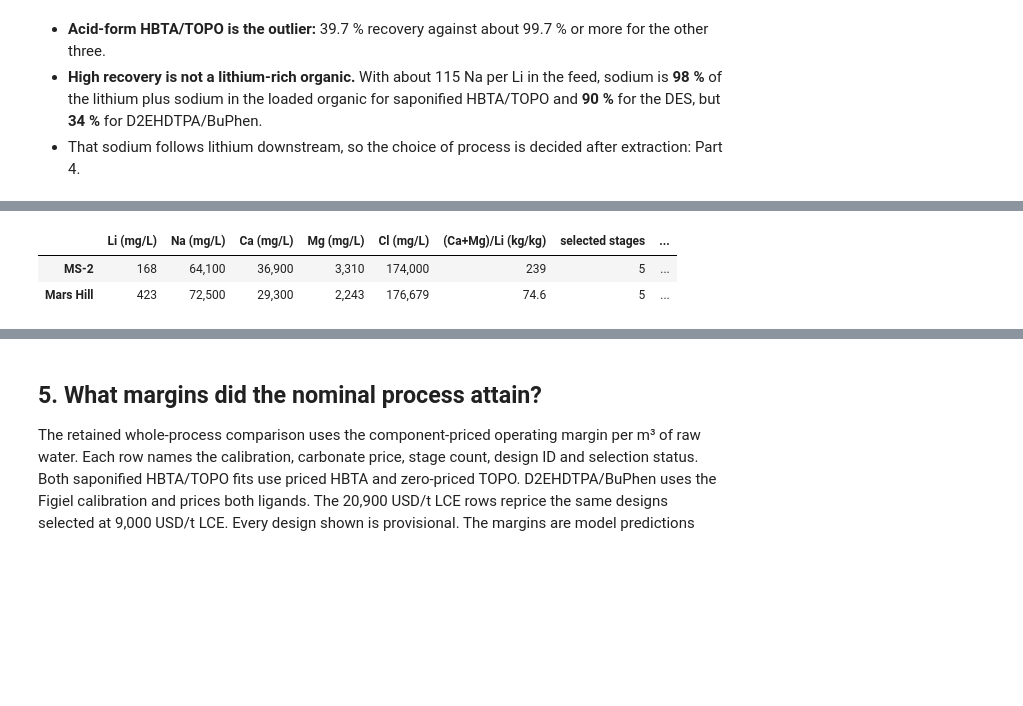
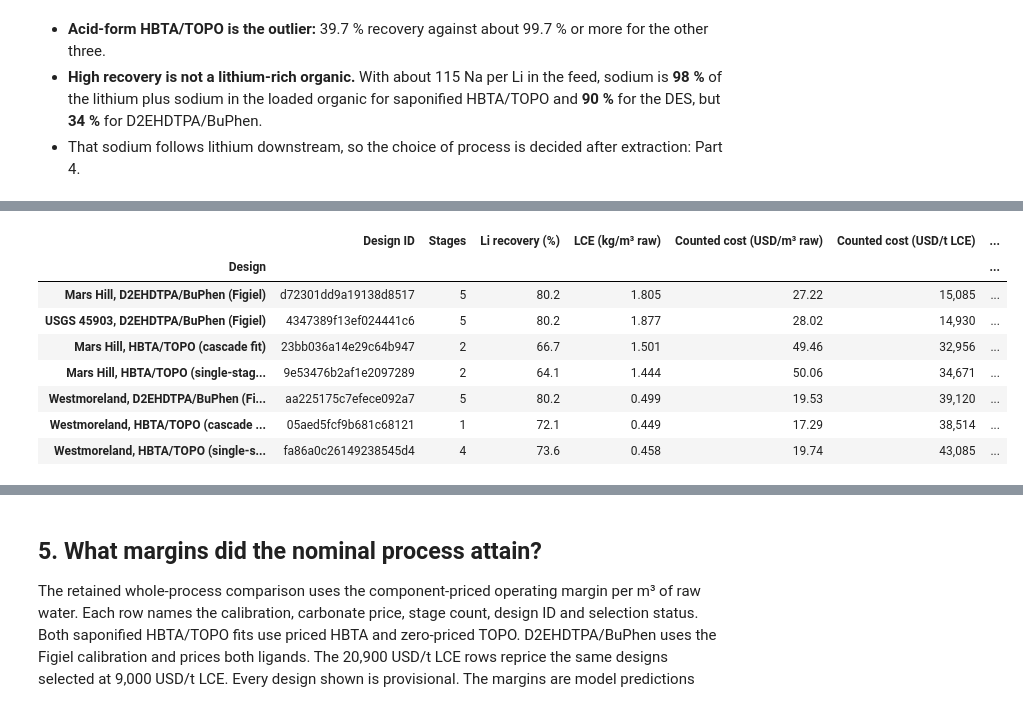
Before and after one commit to tannerpolley/prommis, a Jupyter notebook: docs/tutorials/lithium_produced_water_solvent_extraction.ipynb, the cells around one changed output, grey strips where cells are left out. Drawn from its saved outputs; the diff is of its cells as text; code cells hidden in the pictures; blank space fills up the shorter version.

Commit message:
Sync lithium solvent extraction tutorial
Update from tannerpolley/Lithium_Extraction#453.

Co-Authored-By: Claude Opus 5.5 <noreply@anthropic.com>

```diff
--- a/docs/tutorials/lithium_produced_water_solvent_extraction.ipynb
+++ b/docs/tutorials/lithium_produced_water_solvent_extraction.ipynb
@@ -352,3 +343,70 @@ equilibrium doses (down to 5 mg/L magnesium and 5 mg/L calcium).
 # %%
-pw.waters()
+import json
+from math import isclose
+
+import pandas as pd
+from IPython.display import Markdown, display
+
+from prommis.lithium_extraction.process.priced_designs import (
+    FITS,
+    PRIMARY,
+    REPRICE,
+    SECONDARY,
+    WATERS,
+    load_matrix,
+    selected_designs,
+)
+
+designs, selections = load_matrix(pw.SCREEN)
+retained = {
+    (cell["water"], cell["fit"], cell["price"]): cell["design"]
+    for cell in selected_designs(designs, selections)
+    if cell["design"]
+}
+examples = [
+    ("MarsHill", "fitted"),
+    ("45903", "fitted"),
+    ("MarsHill", "high"),
+    ("MarsHill", "low"),
+    ("Westmoreland", "fitted"),
+    ("Westmoreland", "high"),
+    ("Westmoreland", "low"),
+]
+primary = {case: retained[*case, PRIMARY] for case in examples}
+records = {
+    case: json.loads((pw.SCREEN / row["record"]).read_text())
+    for case, row in primary.items()
+}
+
+
+def design_name(case):
+    water, fit = case
+    name = f"USGS {water}" if water.isdecimal() else WATERS.get(water, water)
+    return f"{name}, {FITS[fit]}"
+
+
+hbta_prices = records["MarsHill", "high"]["rule"]["objective"]["ligand_prices_usd_kg"]
+primary_price = float(primary["MarsHill", "fitted"]["price_usd_t_lce"])
+display(
+    Markdown(
+        f"**Primary carbonate price:** {primary_price:,.0f} USD/t LCE (lithium carbonate equivalent). "
+        f'HBTA makeup costs {hbta_prices["HBTA"]:.2f} USD/kg and TOPO is counted at '
+        f'{hbta_prices["TOPO"]:g} USD/kg, so the HBTA/TOPO margins are ceilings.'
+    )
+)
+pd.DataFrame(
+    [
+        {
+            "Design": design_name(case),
+            "Design ID": row["design_id"],
+            "Stages": int(row["N"]),
+            "Li recovery (%)": f'{float(row["recovery"]):.1%}'.removesuffix("%"),
+            "LCE (kg/m³ raw)": f'{float(row["q_kg_lce_m3"]):.3f}',
+            "Counted cost (USD/m³ raw)": f'{float(row["cost_usd_m3"]):,.2f}',
+            "Counted cost (USD/t LCE)": f'{float(row["cost_usd_t_lce"]):,.0f}',
+            "Margin (USD/m³ raw)": f'{float(row["margin_usd_m3"]):+.2f}',
+        }
+        for case, row in primary.items()
+    ]
+).set_index("Design")
 # %% [output]
@@ -355,3 +414,9 @@ pw.waters()
-|  | Li (mg/L) | Na (mg/L) | Ca (mg/L) | Mg (mg/L) | Cl (mg/L) | (Ca+Mg)/Li (kg/kg) | selected stages | ... |
-| MS-2 | 168 | 64,100 | 36,900 | 3,310 | 174,000 | 239 | 5 | ... |
-| Mars Hill | 423 | 72,500 | 29,300 | 2,243 | 176,679 | 74.6 | 5 | ... |
+|  | Design ID | Stages | Li recovery (%) | LCE (kg/m³ raw) | Counted cost (USD/m³ raw) | Counted cost (USD/t LCE) | ... |
+| Design |  |  |  |  |  |  | ... |
+| Mars Hill, D2EHDTPA/BuPhen (Figiel) | d72301dd9a19138d8517 | 5 | 80.2 | 1.805 | 27.22 | 15,085 | ... |
+| USGS 45903, D2EHDTPA/BuPhen (Figiel) | 4347389f13ef024441c6 | 5 | 80.2 | 1.877 | 28.02 | 14,930 | ... |
+| Mars Hill, HBTA/TOPO (cascade fit) | 23bb036a14e29c64b947 | 2 | 66.7 | 1.501 | 49.46 | 32,956 | ... |
+| Mars Hill, HBTA/TOPO (single-stag... | 9e53476b2af1e2097289 | 2 | 64.1 | 1.444 | 50.06 | 34,671 | ... |
+| Westmoreland, D2EHDTPA/BuPhen (Fi... | aa225175c7efece092a7 | 5 | 80.2 | 0.499 | 19.53 | 39,120 | ... |
+| Westmoreland, HBTA/TOPO (cascade ... | 05aed5fcf9b681c68121 | 1 | 72.1 | 0.449 | 17.29 | 38,514 | ... |
+| Westmoreland, HBTA/TOPO (single-s... | fa86a0c26149238545d4 | 4 | 73.6 | 0.458 | 19.74 | 43,085 | ... |
```
Also changed, not shown: parts of 49 cells of this notebook.
